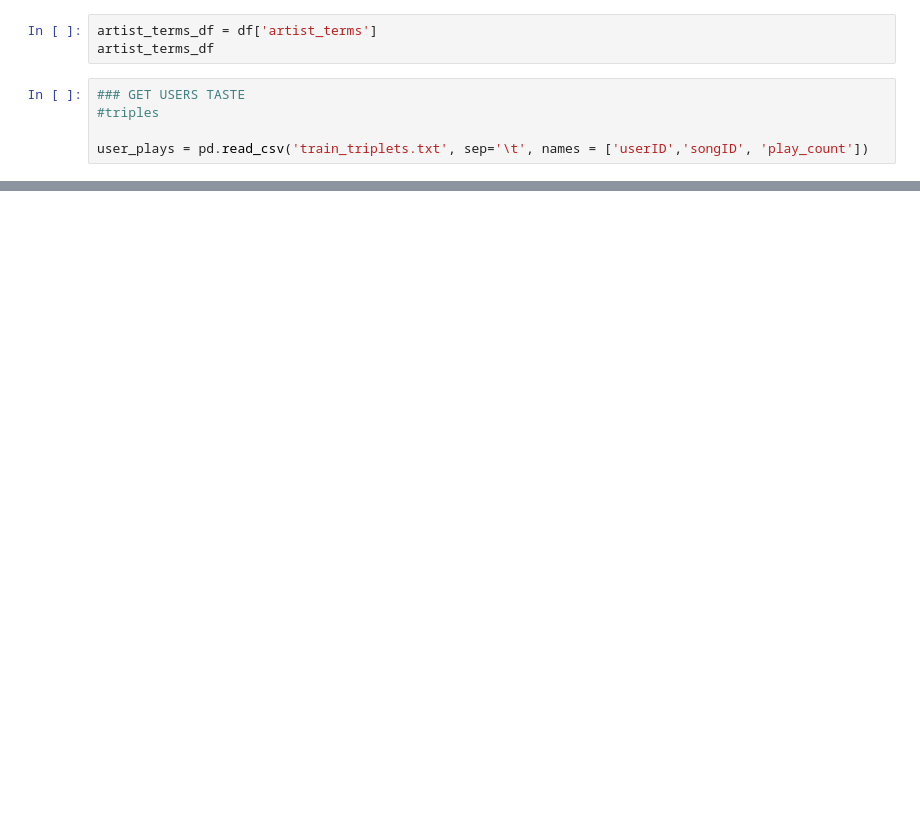
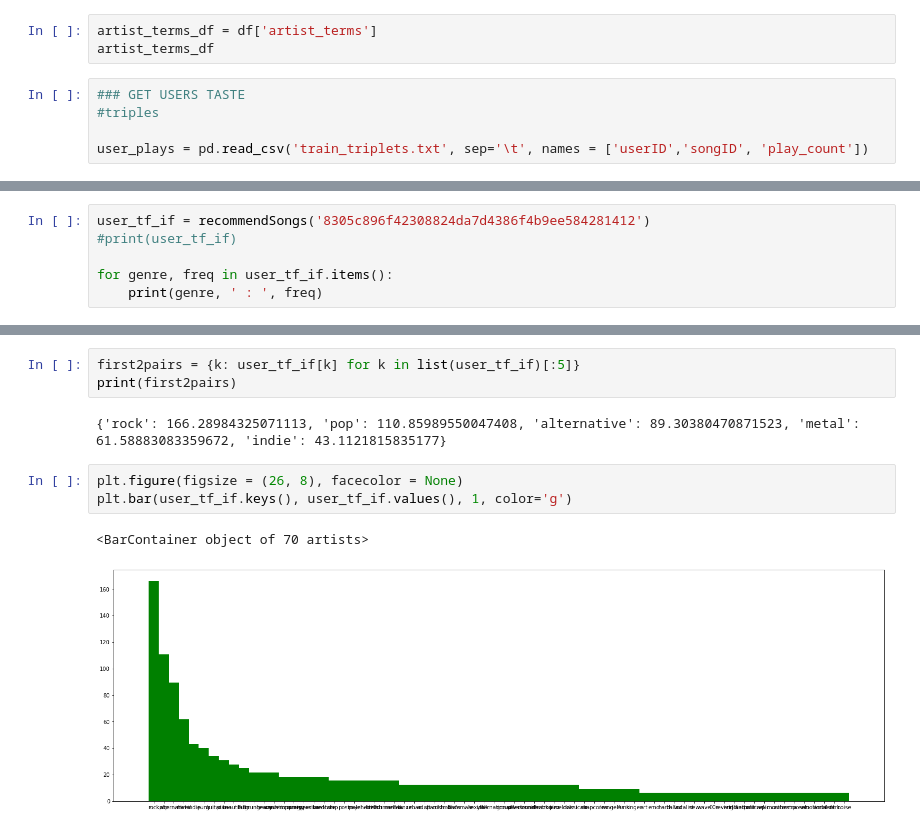
Before and after one commit to matijasipek/comp_tools, a Jupyter notebook: apriori - exercises based.ipynb, the cells around one changed output, grey strips where cells are left out. Cells and saved outputs as stored; diff of their text form; blank space fills up the shorter version.

```diff
--- a/apriori - exercises based.ipynb
+++ b/apriori - exercises based.ipynb
@@ -396,0 +472,6 @@ df.to_csv('users_cleaned.zip', index=False, compression=compression_opts)
+# %%
+user_tf_if = recommendSongs('8305c896f42308824da7d4386f4b9ee584281412')
+#print(user_tf_if)
+
+for genre, freq in user_tf_if.items():
+    print(genre, ' : ', freq)
@@ -396,0 +496,11 @@ df.to_csv('users_cleaned.zip', index=False, compression=compression_opts)
+# %%
+first2pairs = {k: user_tf_if[k] for k in list(user_tf_if)[:5]}
+print(first2pairs)
+# %% [output]
+{'rock': 166.28984325071113, 'pop': 110.85989550047408, 'alternative': 89.30380470871523, 'metal': 61.58883083359672, 'indie': 43.1121815835177}
+# %%
+plt.figure(figsize = (26, 8), facecolor = None)
+plt.bar(user_tf_if.keys(), user_tf_if.values(), 1, color='g')
+# %% [output]
+<BarContainer object of 70 artists>
+[figure, added]
```
Also changed, not shown: parts of 45 cells of this notebook.
